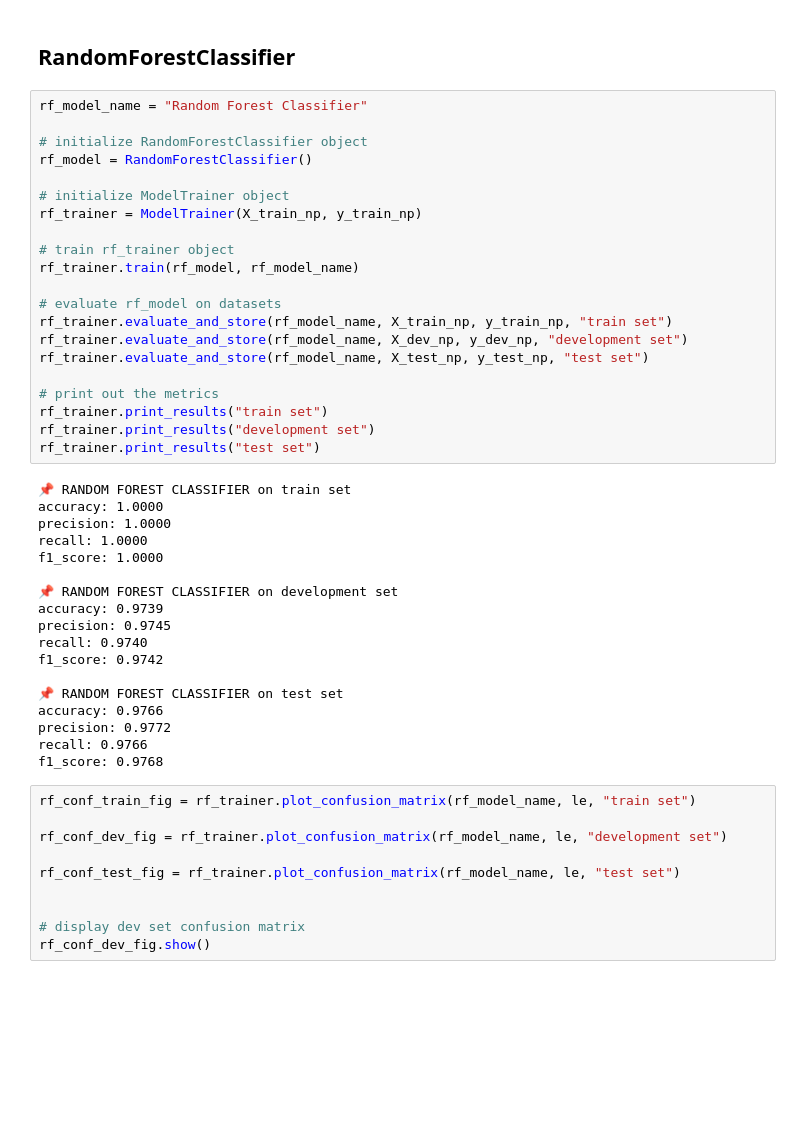
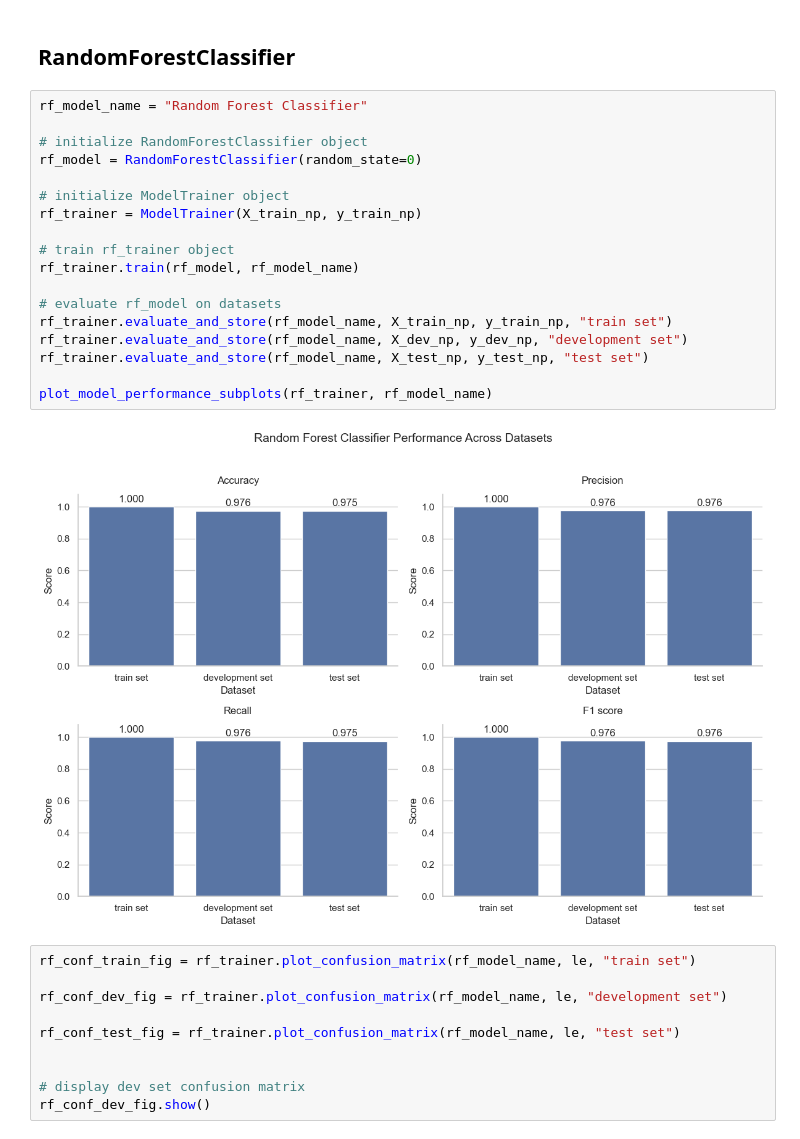
Before and after one commit to Aliha7ish/Hand_Landmarks_Detection, a Jupyter notebook: experiments/experiment_models.ipynb, the cells around one changed output. Saved outputs shown, nothing was run; the diff lists cells and outputs as text; blank space fills up the shorter version.

```diff
--- a/experiments/experiment_models.ipynb
+++ b/experiments/experiment_models.ipynb
@@ -66,42 +73,23 @@ y_test_np = y_test.to_numpy()
 # %%
 rf_model_name = "Random Forest Classifier"
 
 # initialize RandomForestClassifier object
-rf_model = RandomForestClassifier()
+rf_model = RandomForestClassifier(random_state=0)
 
 # initialize ModelTrainer object
 rf_trainer = ModelTrainer(X_train_np, y_train_np)
 
 # train rf_trainer object
 rf_trainer.train(rf_model, rf_model_name)
 
 # evaluate rf_model on datasets
 rf_trainer.evaluate_and_store(rf_model_name, X_train_np, y_train_np, "train set")
 rf_trainer.evaluate_and_store(rf_model_name, X_dev_np, y_dev_np, "development set")
 rf_trainer.evaluate_and_store(rf_model_name, X_test_np, y_test_np, "test set")
 
-# print out the metrics
-rf_trainer.print_results("train set")
-rf_trainer.print_results("development set")
-rf_trainer.print_results("test set")
+plot_model_performance_subplots(rf_trainer, rf_model_name)
 # %% [output]
-📌 RANDOM FOREST CLASSIFIER on train set
-accuracy: 1.0000
-precision: 1.0000
-recall: 1.0000
-f1_score: 1.0000
-
-📌 RANDOM FOREST CLASSIFIER on development set
-accuracy: 0.9739
-precision: 0.9745
-recall: 0.9740
-f1_score: 0.9742
-
-📌 RANDOM FOREST CLASSIFIER on test set
-accuracy: 0.9766
-precision: 0.9772
-recall: 0.9766
-f1_score: 0.9768
+[figure, added]
 # %%
 rf_conf_train_fig = rf_trainer.plot_confusion_matrix(rf_model_name, le, "train set")
 
```
Also changed, not shown: parts of 14 cells of this notebook, 7 other files.
